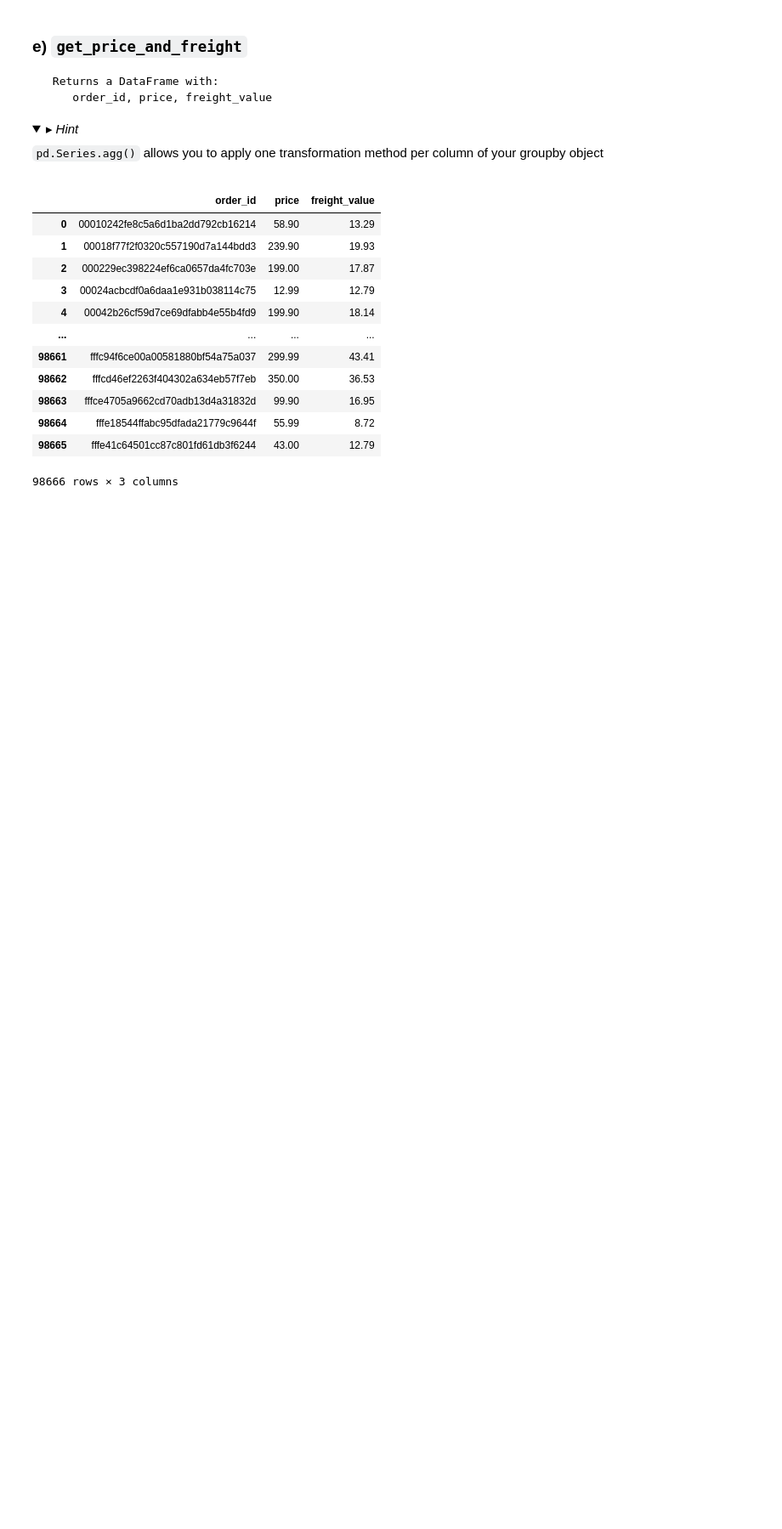
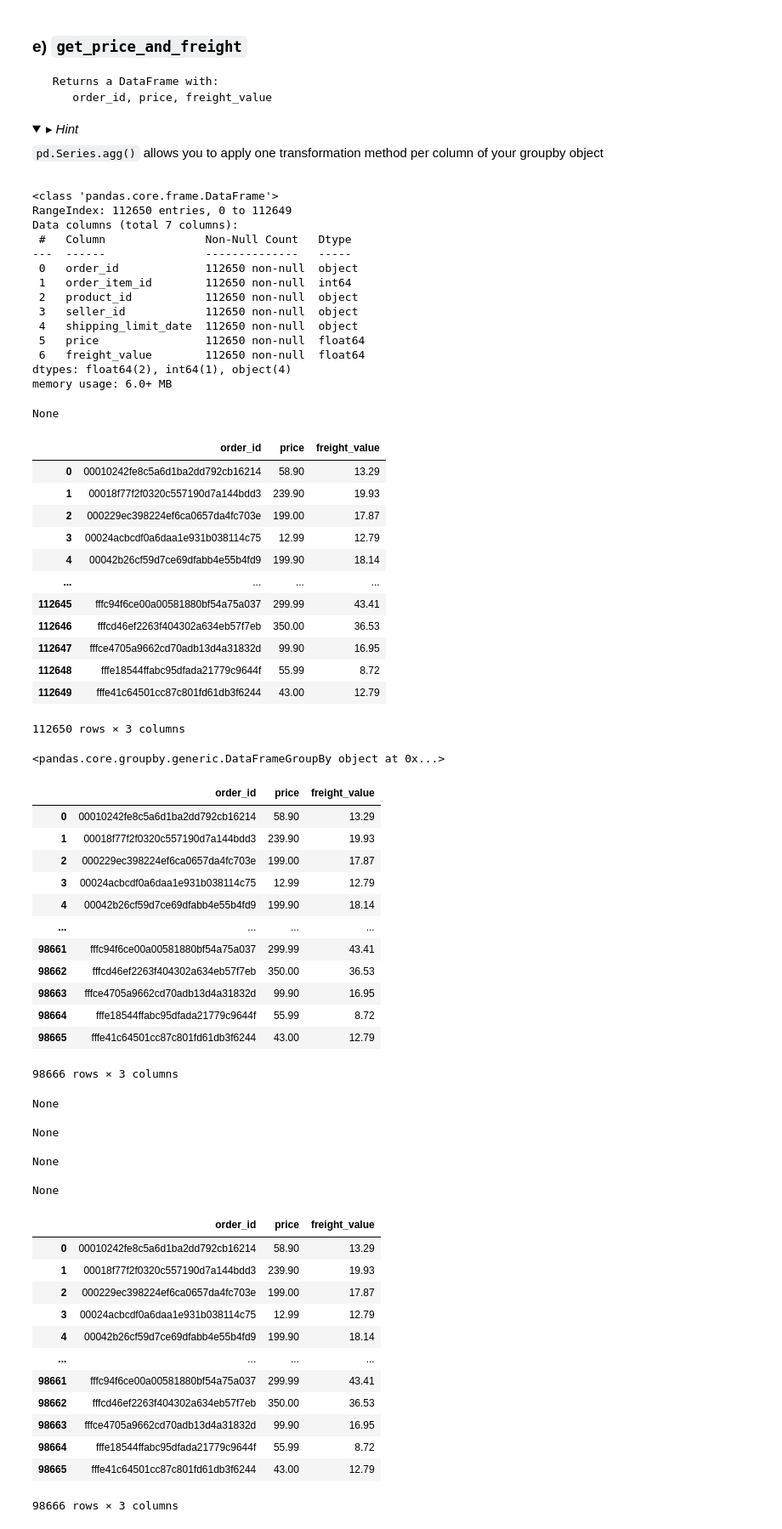
Before and after one commit to Juan-Abellan/Orders, a Jupyter notebook: orders.ipynb, the cells around one changed output. Shown: that part at 85% size. Saved outputs shown, nothing was run; the diff lists cells and outputs as text; code cells hidden in the pictures; folded sections open; blank space fills up the shorter version.

```diff
--- a/orders.ipynb
+++ b/orders.ipynb
@@ -502,4 +766,64 @@ git push origin master
 
 `pd.Series.agg()` allows you to apply one transformation method per column of your groupby object
 </details>
+# %%
+print(f"""
+{display(data['order_items'].info())}
+
+{display(data['order_items'][["order_id", "price", "freight_value"]])}
+
+{display(data['order_items'][["order_id", "price", "freight_value"]].groupby("order_id", as_index = False))}
+
+{display(data['order_items'][["order_id", "price", "freight_value"]].groupby("order_id", as_index = False).agg({'price': 'sum', 'freight_value': 'sum'}))}
+""")
+# %% [output]
+<class 'pandas.core.frame.DataFrame'>
+RangeIndex: 112650 entries, 0 to 112649
+Data columns (total 7 columns):
+ #   Column               Non-Null Count   Dtype
+---  ------               --------------   -----
+ 0   order_id             112650 non-null  object
+ 1   order_item_id        112650 non-null  int64
+ 2   product_id           112650 non-null  object
+ 3   seller_id            112650 non-null  object
+ 4   shipping_limit_date  112650 non-null  object
+ 5   price                112650 non-null  float64
+ 6   freight_value        112650 non-null  float64
+dtypes: float64(2), int64(1), object(4)
+memory usage: 6.0+ MB
+None
+|  | order_id | price | freight_value |
+| 0 | 00010242fe8c5a6d1ba2dd792cb16214 | 58.90 | 13.29 |
+| 1 | 00018f77f2f0320c557190d7a144bdd3 | 239.90 | 19.93 |
+| 2 | 000229ec398224ef6ca0657da4fc703e | 199.00 | 17.87 |
+| 3 | 00024acbcdf0a6daa1e931b038114c75 | 12.99 | 12.79 |
+| 4 | 00042b26cf59d7ce69dfabb4e55b4fd9 | 199.90 | 18.14 |
+| ... | ... | ... | ... |
+| 112645 | fffc94f6ce00a00581880bf54a75a037 | 299.99 | 43.41 |
+| 112646 | fffcd46ef2263f404302a634eb57f7eb | 350.00 | 36.53 |
+| 112647 | fffce4705a9662cd70adb13d4a31832d | 99.90 | 16.95 |
+| 112648 | fffe18544ffabc95dfada21779c9644f | 55.99 | 8.72 |
+| 112649 | fffe41c64501cc87c801fd61db3f6244 | 43.00 | 12.79 |
+112650 rows × 3 columns
+<pandas.core.groupby.generic.DataFrameGroupBy object at 0x...>
+|  | order_id | price | freight_value |
+| 0 | 00010242fe8c5a6d1ba2dd792cb16214 | 58.90 | 13.29 |
+| 1 | 00018f77f2f0320c557190d7a144bdd3 | 239.90 | 19.93 |
+| 2 | 000229ec398224ef6ca0657da4fc703e | 199.00 | 17.87 |
+| 3 | 00024acbcdf0a6daa1e931b038114c75 | 12.99 | 12.79 |
+| 4 | 00042b26cf59d7ce69dfabb4e55b4fd9 | 199.90 | 18.14 |
+| ... | ... | ... | ... |
+| 98661 | fffc94f6ce00a00581880bf54a75a037 | 299.99 | 43.41 |
+| 98662 | fffcd46ef2263f404302a634eb57f7eb | 350.00 | 36.53 |
+| 98663 | fffce4705a9662cd70adb13d4a31832d | 99.90 | 16.95 |
+| 98664 | fffe18544ffabc95dfada21779c9644f | 55.99 | 8.72 |
+| 98665 | fffe41c64501cc87c801fd61db3f6244 | 43.00 | 12.79 |
+98666 rows × 3 columns
+None
+
+None
+
+None
+
+None
 # %%
```
Also changed, not shown: parts of 31 cells of this notebook.
